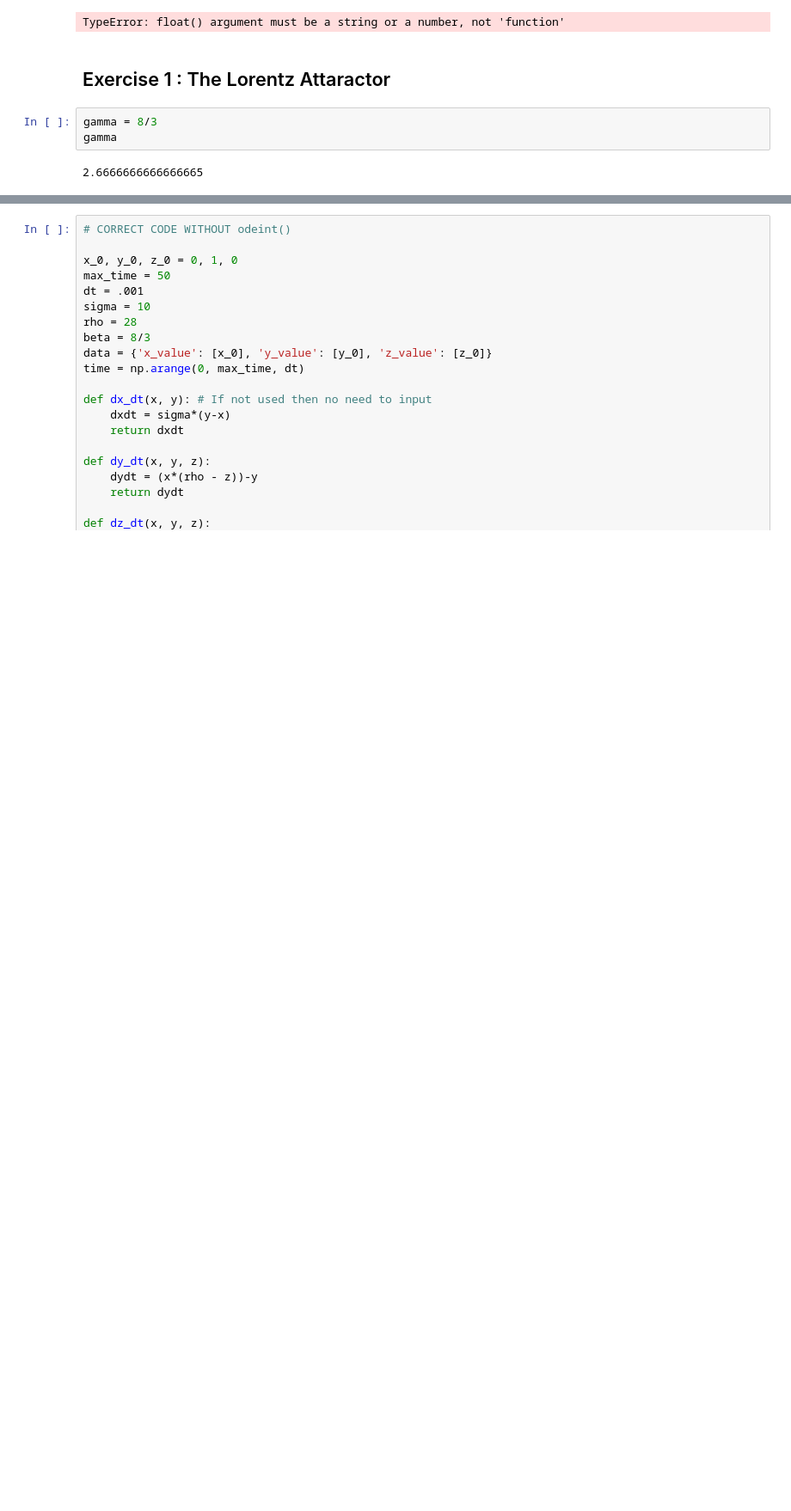
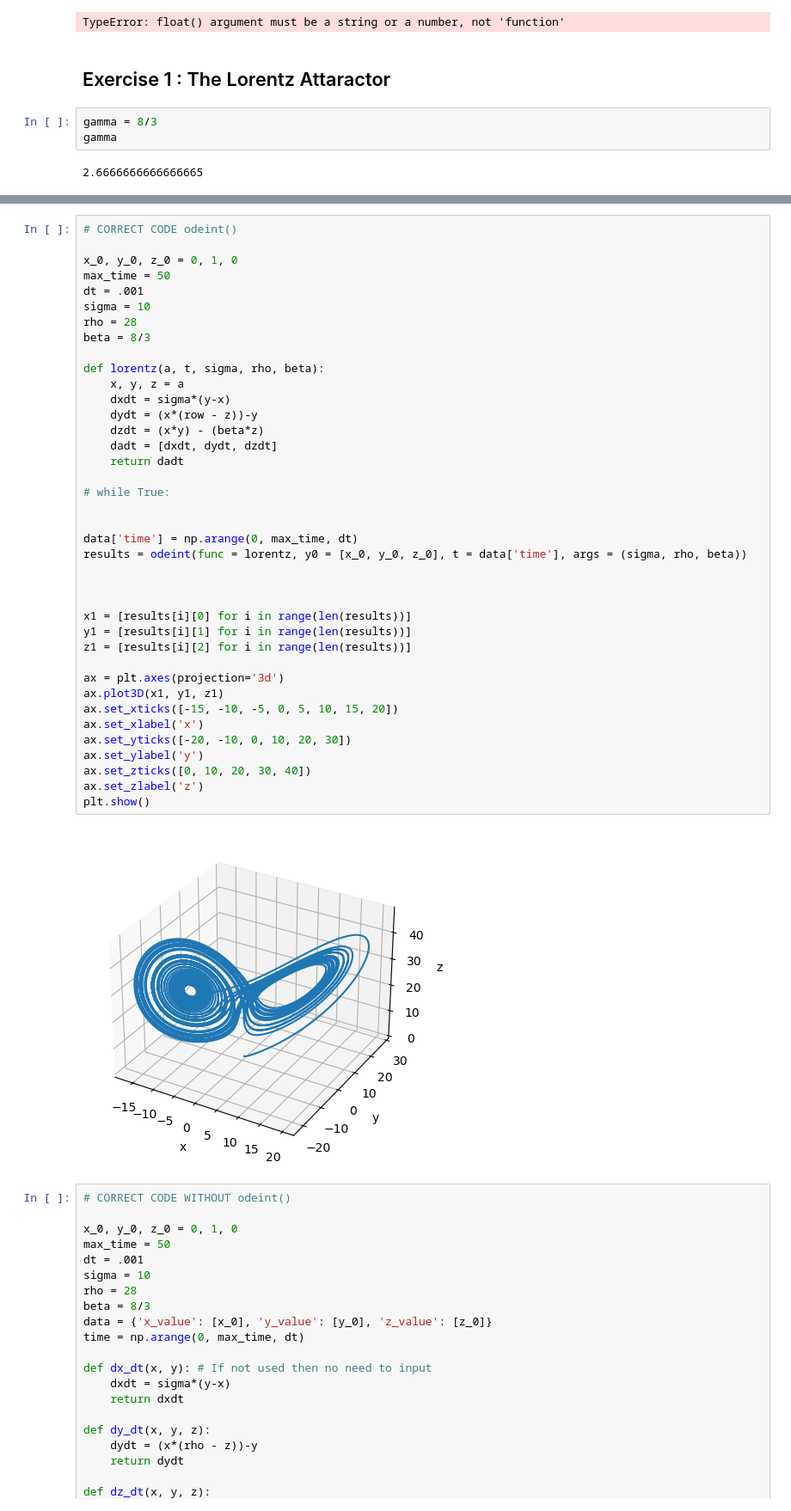
Before and after one commit to SPS-SP2273/learning-portfolio-ikt091, a Jupyter notebook: numerical solutions/numerical_solutions_(good).ipynb, the cells around one changed output, grey strips where cells are left out. Shown at 86% size. Cells and saved outputs as stored; diff of their text form; blank space fills up the shorter version.

Commit message:
Update numerical_solutions_(good).ipynb
Aakash - numerical_solutions_(good) Draft 2 all correct code cells have comment 'CORRECT CODE'  at the top

```diff
--- a/numerical solutions/numerical_solutions_(good).ipynb
+++ b/numerical solutions/numerical_solutions_(good).ipynb
@@ -321,3 +321,44 @@ plt.show()
+# %%
+# CORRECT CODE odeint()
+
+x_0, y_0, z_0 = 0, 1, 0
+max_time = 50
+dt = .001
+sigma = 10
+rho = 28
+beta = 8/3
+
+def lorentz(a, t, sigma, rho, beta):
+    x, y, z = a
+    dxdt = sigma*(y-x)
+    dydt = (x*(row - z))-y
+    dzdt = (x*y) - (beta*z)
+    dadt = [dxdt, dydt, dzdt]
+    return dadt
+
+# while True:
+
+
+data['time'] = np.arange(0, max_time, dt)
+results = odeint(func = lorentz, y0 = [x_0, y_0, z_0], t = data['time'], args = (sigma, rho, beta))
+
+
+
+x1 = [results[i][0] for i in range(len(results))]
+y1 = [results[i][1] for i in range(len(results))]
+z1 = [results[i][2] for i in range(len(results))]
+
+ax = plt.axes(projection='3d')
+ax.plot3D(x1, y1, z1)
+ax.set_xticks([-15, -10, -5, 0, 5, 10, 15, 20])
+ax.set_xlabel('x')
+ax.set_yticks([-20, -10, 0, 10, 20, 30])
+ax.set_ylabel('y')
+ax.set_zticks([0, 10, 20, 30, 40])
+ax.set_zlabel('z')
+plt.show()
+# %% [output]
+[figure, added]
 # %%
 # CORRECT CODE WITHOUT odeint()
 
```
Also changed, not shown: parts of 3 cells of this notebook.
